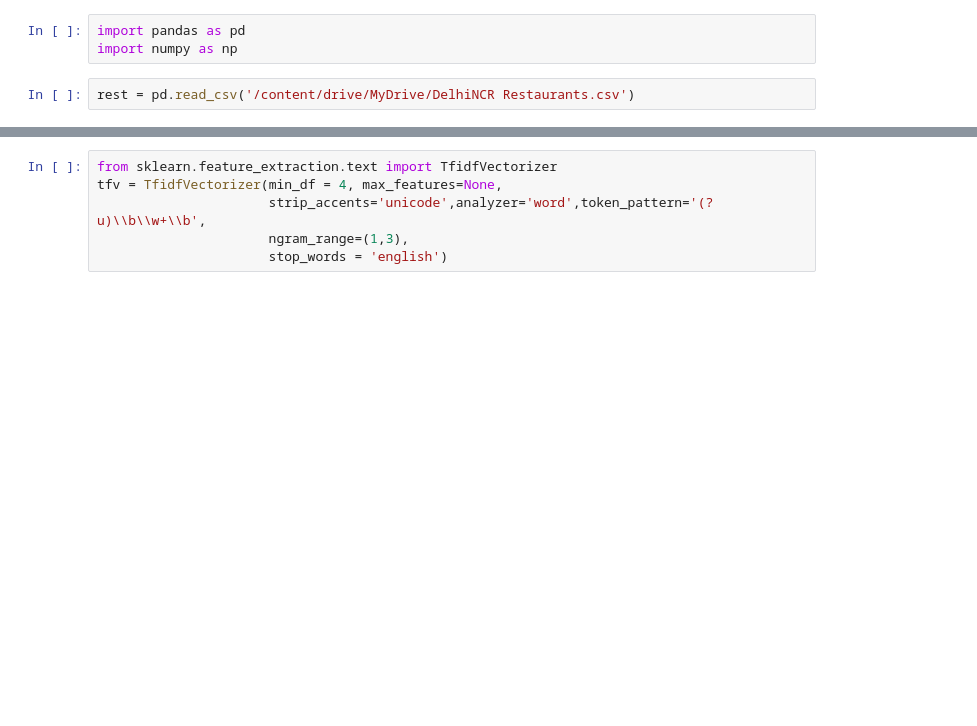
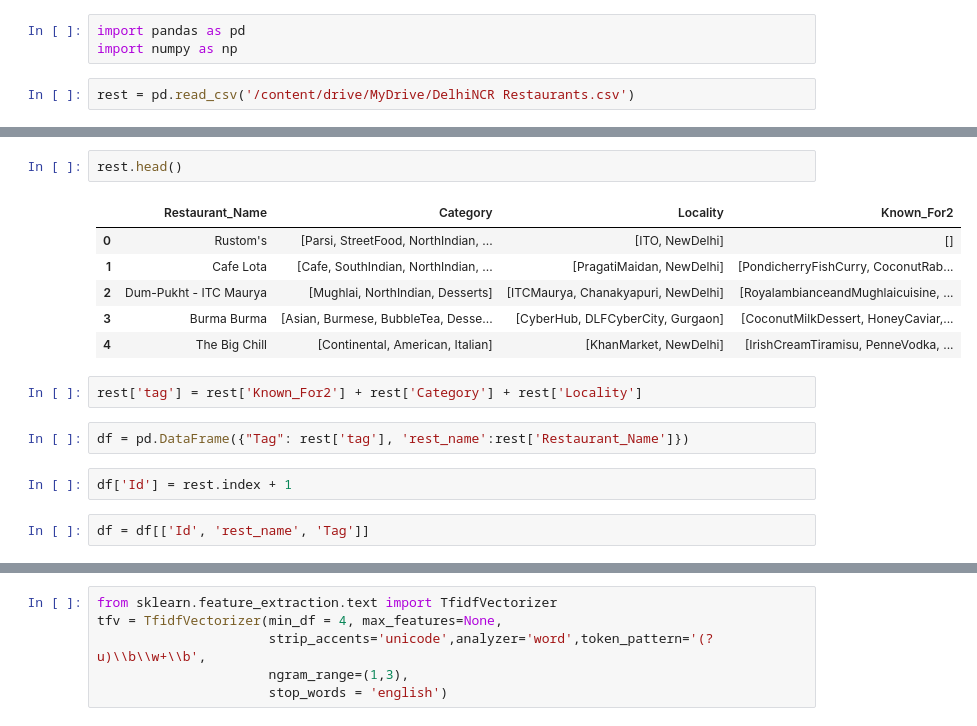
Before and after one commit to p4arth/Recommendation-Systems, a Jupyter notebook: ZomatoReccomendationSystem.ipynb, the cells around one changed output, grey strips where cells are left out. Drawn from its saved outputs; the diff is of its cells as text; blank space fills up the shorter version.

```diff
--- a/ZomatoReccomendationSystem.ipynb
+++ b/ZomatoReccomendationSystem.ipynb
@@ -66,0 +76,17 @@ Name: Known_For2, dtype: object
+# %%
+rest.head()
+# %% [output]
+|  | Restaurant_Name | Category | Locality | Known_For2 |
+| 0 | Rustom's | [Parsi, StreetFood, NorthIndian, ... | [ITO, NewDelhi] | [] |
+| 1 | Cafe Lota | [Cafe, SouthIndian, NorthIndian, ... | [PragatiMaidan, NewDelhi] | [PondicherryFishCurry, CoconutRab... |
+| 2 | Dum-Pukht - ITC Maurya | [Mughlai, NorthIndian, Desserts] | [ITCMaurya, Chanakyapuri, NewDelhi] | [RoyalambianceandMughlaicuisine, ... |
+| 3 | Burma Burma | [Asian, Burmese, BubbleTea, Desse... | [CyberHub, DLFCyberCity, Gurgaon] | [CoconutMilkDessert, HoneyCaviar,... |
+| 4 | The Big Chill | [Continental, American, Italian] | [KhanMarket, NewDelhi] | [IrishCreamTiramisu, PenneVodka, ... |
+# %%
+rest['tag'] = rest['Known_For2'] + rest['Category'] + rest['Locality']
+# %%
+df = pd.DataFrame({"Tag": rest['tag'], 'rest_name':rest['Restaurant_Name']})
+# %%
+df['Id'] = rest.index + 1
+# %%
+df = df[['Id', 'rest_name', 'Tag']]
```
Also changed, not shown: parts of 35 cells of this notebook.
